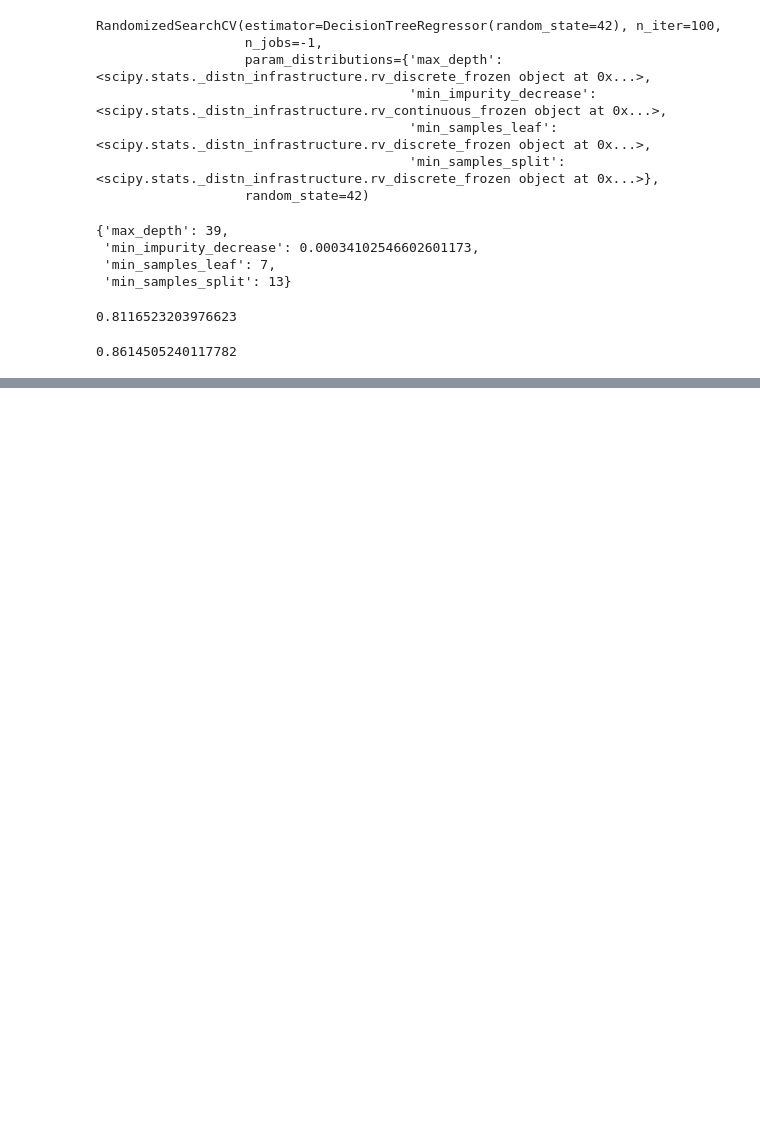
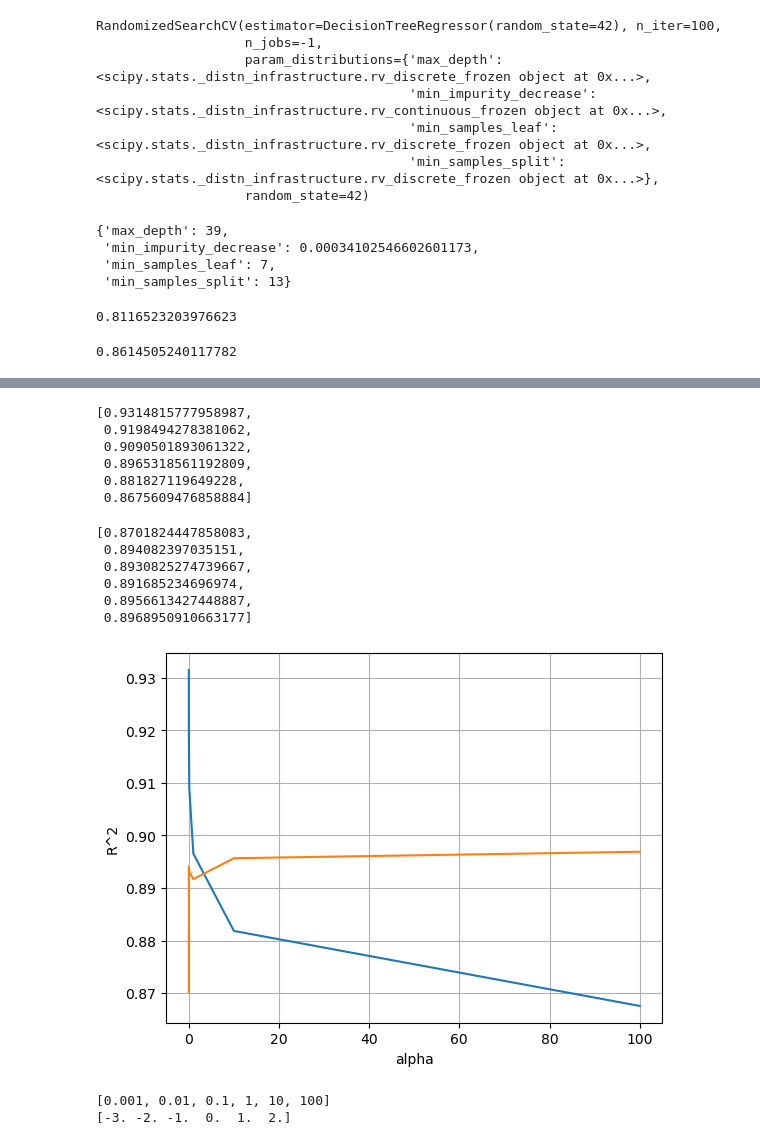
Before and after one commit to Worldofgentleken/ds_study, a Jupyter notebook: source_code/ML_mpg_Decision_tree.ipynb, the cells around one changed output, grey strips where cells are left out. Saved outputs shown, nothing was run; the diff lists cells and outputs as text; code cells hidden in the pictures; blank space fills up the shorter version.

```diff
--- a/source_code/ML_mpg_Decision_tree.ipynb
+++ b/source_code/ML_mpg_Decision_tree.ipynb
@@ -453,0 +563,4 @@ dt.score(X_test, y_test)
+# %%
+dtr.fit(train_poly, y_train)
+print(dtr.score(train_poly, y_train))
+print(dtr.score(test_poly, y_test))
@@ -453,0 +570,8 @@ dt.score(X_test, y_test)
+# %%
+from sklearn.preprocessing import StandardScaler
+
+ss = StandardScaler()
+ss.fit(train_poly) # 훈련 데이터로 한번만 fit진행. 테스트 데이터는 fit이 아닌 transform을 적용
+
+train_scaled = ss.transform(train_poly)
+test_scaled = ss.transform(test_poly)
@@ -453,0 +667,7 @@ dt.score(X_test, y_test)
+# %%
+from sklearn.linear_model import Ridge
+
+ridge = Ridge()
+ridge.fit(train_scaled, y_train)
+print(ridge.score(train_scaled, y_train))
+print(ridge.score(test_scaled, y_test))
@@ -453,0 +824,48 @@ dt.score(X_test, y_test)
+# %%
+import matplotlib.pyplot as plt
+
+train_score = []
+test_score = []
+alpha_list = [0.001, 0.01, 0.1, 1, 10, 100] # 적용해볼 alpha값 리스트
+for alpha in alpha_list:
+    # 릿지 모델 생성
+    ridge = Ridge(alpha=alpha)
+    # 릿지 모델 훈련
+    ridge.fit(train_scaled, y_train)
+    # 훈련 점수와 테스트 점수 저장
+    train_score.append(ridge.score(train_scaled, y_train))
+    test_score.append(ridge.score(test_scaled, y_test))
+# %%
+train_score
+# %% [output]
+[0.9314815777958987,
+ 0.9198494278381062,
+ 0.9090501893061322,
+ 0.8965318561192809,
+ 0.881827119649228,
+ 0.8675609476858884]
+# %%
+test_score
+# %% [output]
+[0.8701824447858083,
+ 0.894082397035151,
+ 0.8930825274739667,
+ 0.891685234696974,
+ 0.8956613427448887,
+ 0.8968950910663177]
+# %%
+plt.plot(alpha_list, train_score) # alpha리스트의 값이 작으므로 그래프 왼쪽이 너무 촘촘함
+plt.plot(alpha_list, test_score)
+
+plt.xlabel('alpha')
+plt.ylabel('R^2')
+plt.grid()
+plt.show()
+# %% [output]
+[figure, added]
+# %%
+print(alpha_list)
+print(np.log10(alpha_list))
+# %% [output]
+[0.001, 0.01, 0.1, 1, 10, 100]
+[-3. -2. -1.  0.  1.  2.]
```
Also changed, not shown: parts of 31 cells of this notebook.
